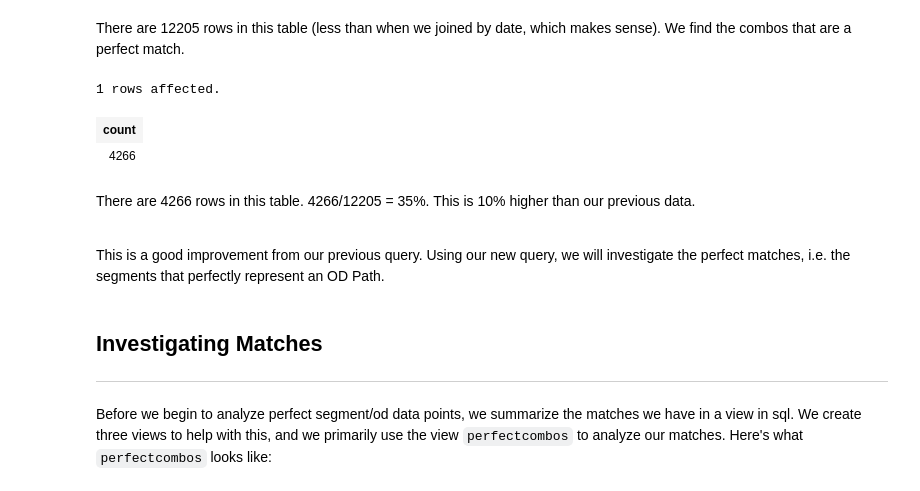
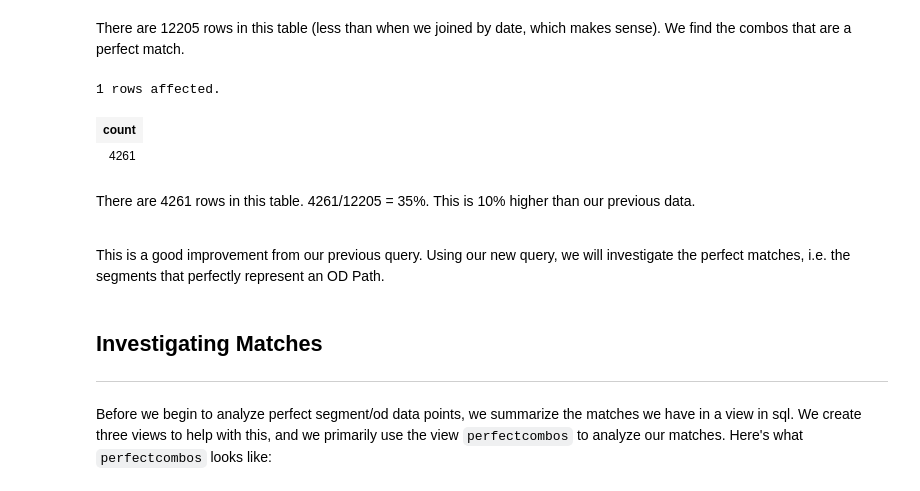
Before and after one commit to CityofToronto/bdit_data-sources, a Jupyter notebook: bluetooth/od/od analysis.ipynb, the cells around one changed output. Cells and saved outputs as stored; diff of their text form; code cells hidden in the pictures.

Commit message:
fixed date trunc issue
#92

```diff
--- a/bluetooth/od/od analysis.ipynb
+++ b/bluetooth/od/od analysis.ipynb
@@ -496,28 +492,27 @@ There are 12205 rows in this table (less than when we joined by date, which make
 # %%
 %%sql
 WITH ideals as (WITH final as(
 SELECT complete.datetime_bin, complete.userid, complete.start as origin, complete.end as destination, complete.path_total, startpoint_name as segment_start, endpoint_name as segment_end
 FROM segs
 LEFT JOIN alouis2.complete
-ON segs.datetime_bin::date = complete.datetime_bin::date
-AND date_trunc('hour', segs.datetime_bin) > date_trunc('hour', complete.datetime_bin) - INTERVAL '1.5 hour'
+ON segs.datetime_bin > complete.datetime_bin - INTERVAL '1.5 hour'
 AND segs.datetime_bin <= complete.datetime_bin
 AND segs.userid = complete.userid
 WHERE path_total > 1)
 
 
 SELECT datetime_bin, userid, count(distinct(final.*)) as segment_total, origin, destination, path_total
 FROM final
 GROUP BY datetime_bin, userid, origin, destination, path_total
 having count(distinct(final.*)) = path_total -1)
 
 select count(*) from ideals;
 # %% [output]
 1 rows affected.
 | count |
-| 4266 |
+| 4261 |
 # %% [markdown]
-There are 4266 rows in this table. 4266/12205 = 35%. This is 10% higher than our previous data.
+There are 4261 rows in this table. 4261/12205 = 35%. This is 10% higher than our previous data.
 
 
 <br>
```
Also changed, not shown: parts of 14 cells of this notebook.
